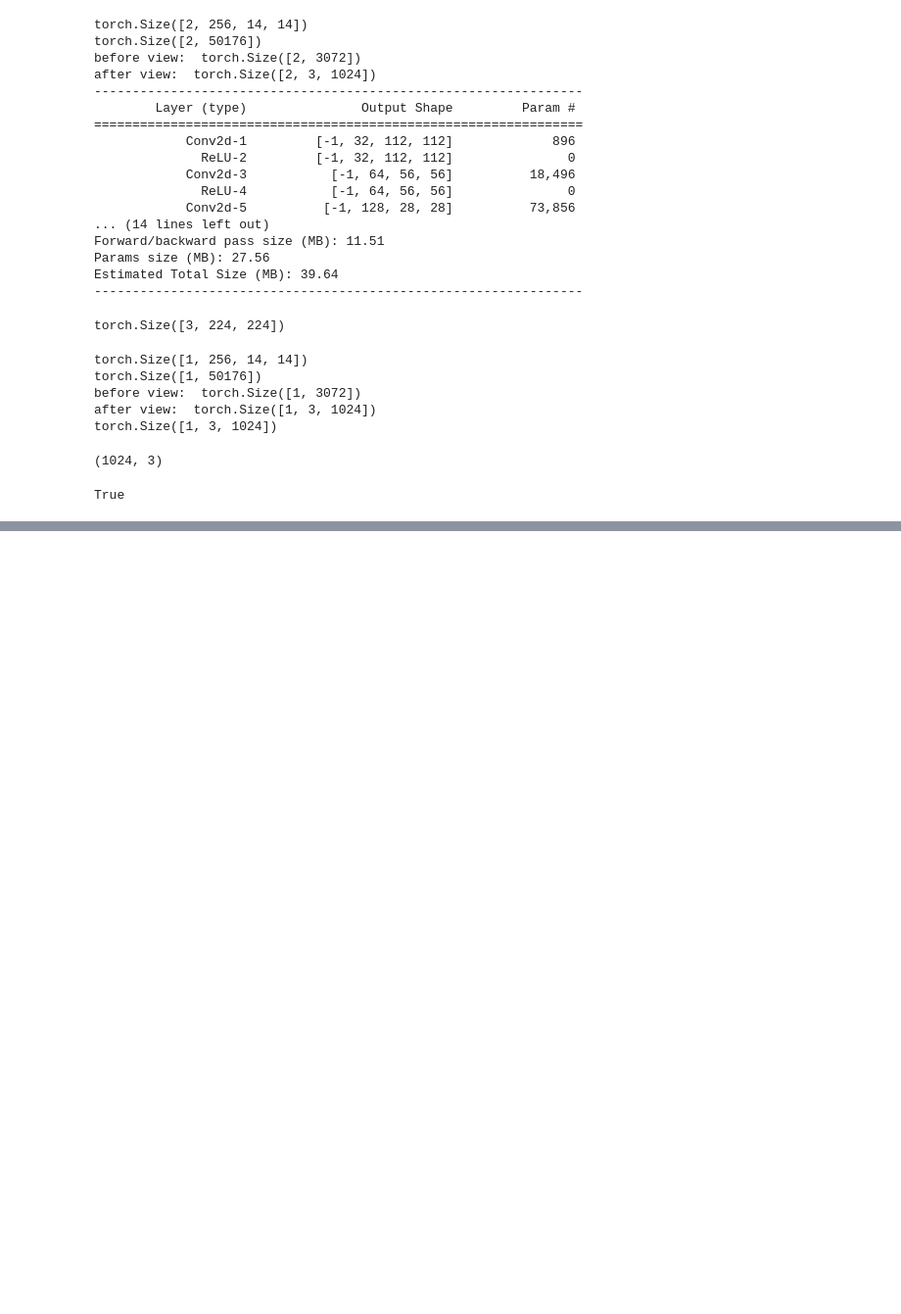
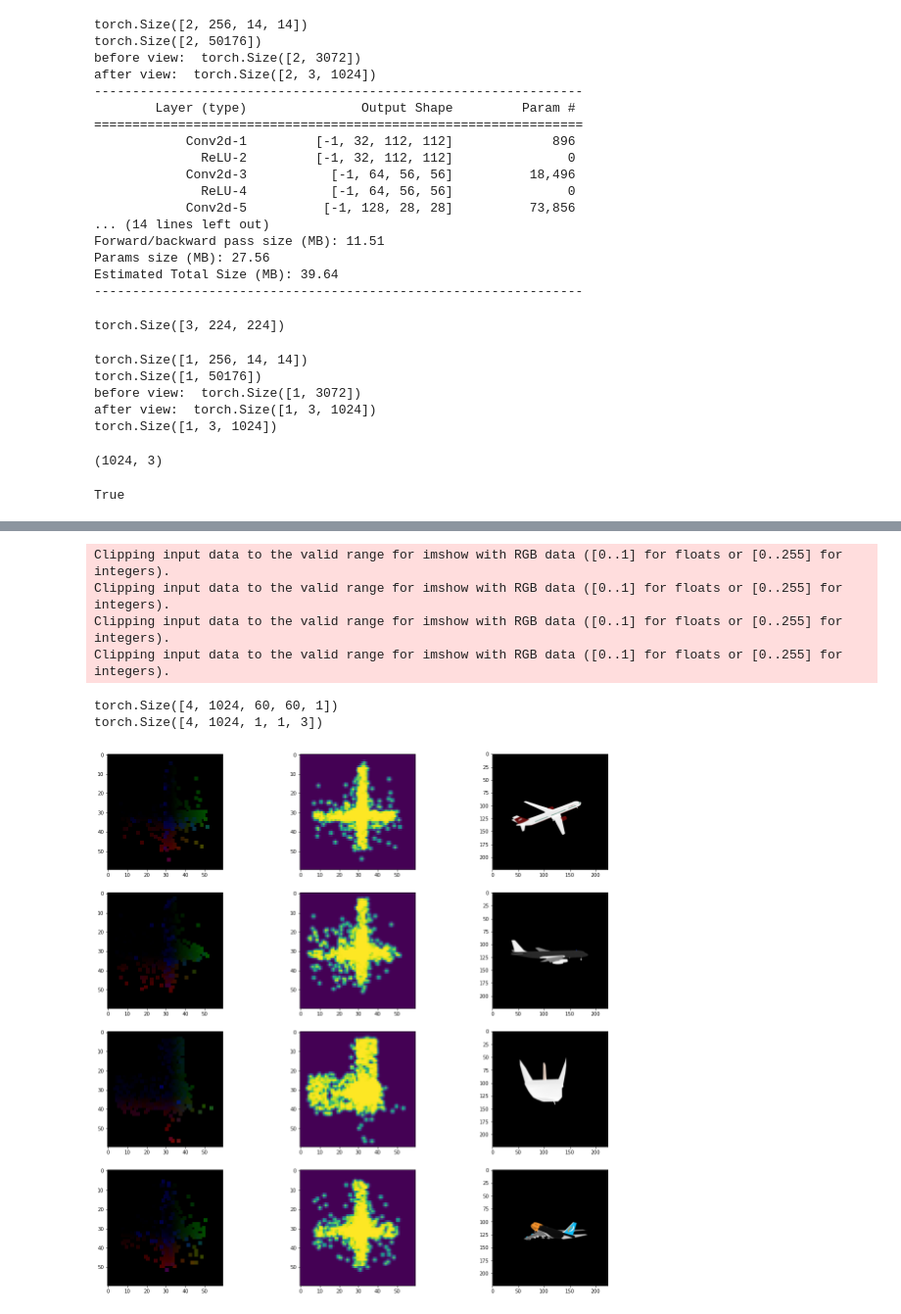
Before and after one commit to varsha-raveendran/ssl_3d_recon_pytorch, a Jupyter notebook: SSL_Recon.ipynb, the cells around one changed output, grey strips where cells are left out. Shown: that part at 98% size. Drawn from its saved outputs; the diff is of its cells as text; code cells hidden in the pictures; blank space fills up the shorter version.

```diff
--- a/SSL_Recon.ipynb
+++ b/SSL_Recon.ipynb
@@ -245,0 +351,12 @@ items[:1].dump('src/data/splits/shapenet/images_list_02691156_overfit.npy')
+# %%
+# Replace dummy_prediction_pose with actual point clouds so that we don't get blobs
+actual_data = train_features['pcl'].cuda()
+plot_img_and_mask_batch(actual_data, dummy_prediction_pose, train_features["img_rgb"])
+# %% [output]
+Clipping input data to the valid range for imshow with RGB data ([0..1] for floats or [0..255] for integers).
+Clipping input data to the valid range for imshow with RGB data ([0..1] for floats or [0..255] for integers).
+Clipping input data to the valid range for imshow with RGB data ([0..1] for floats or [0..255] for integers).
+Clipping input data to the valid range for imshow with RGB data ([0..1] for floats or [0..255] for integers).
+torch.Size([4, 1024, 60, 60, 1])
+torch.Size([4, 1024, 1, 1, 3])
+[figure, added]
```
Also changed, not shown: parts of 27 cells of this notebook, 3 other files.
